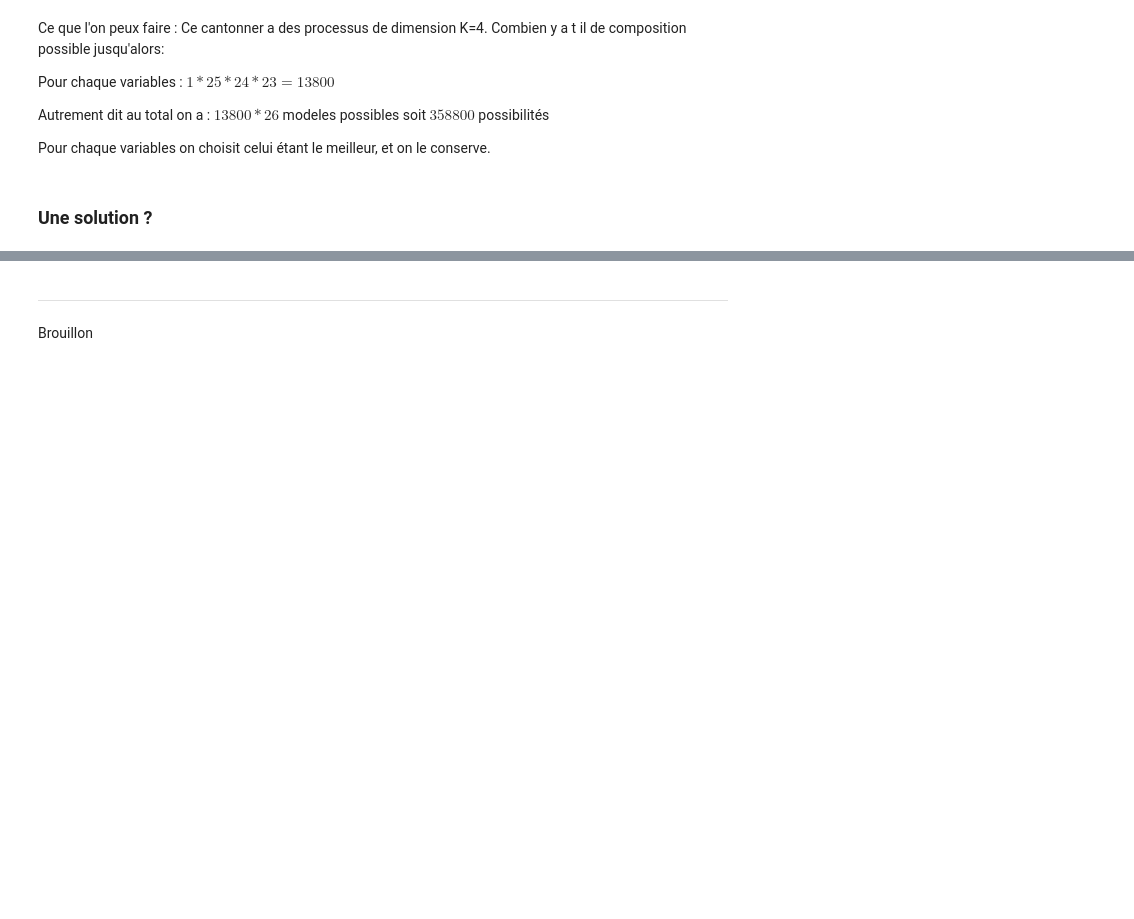
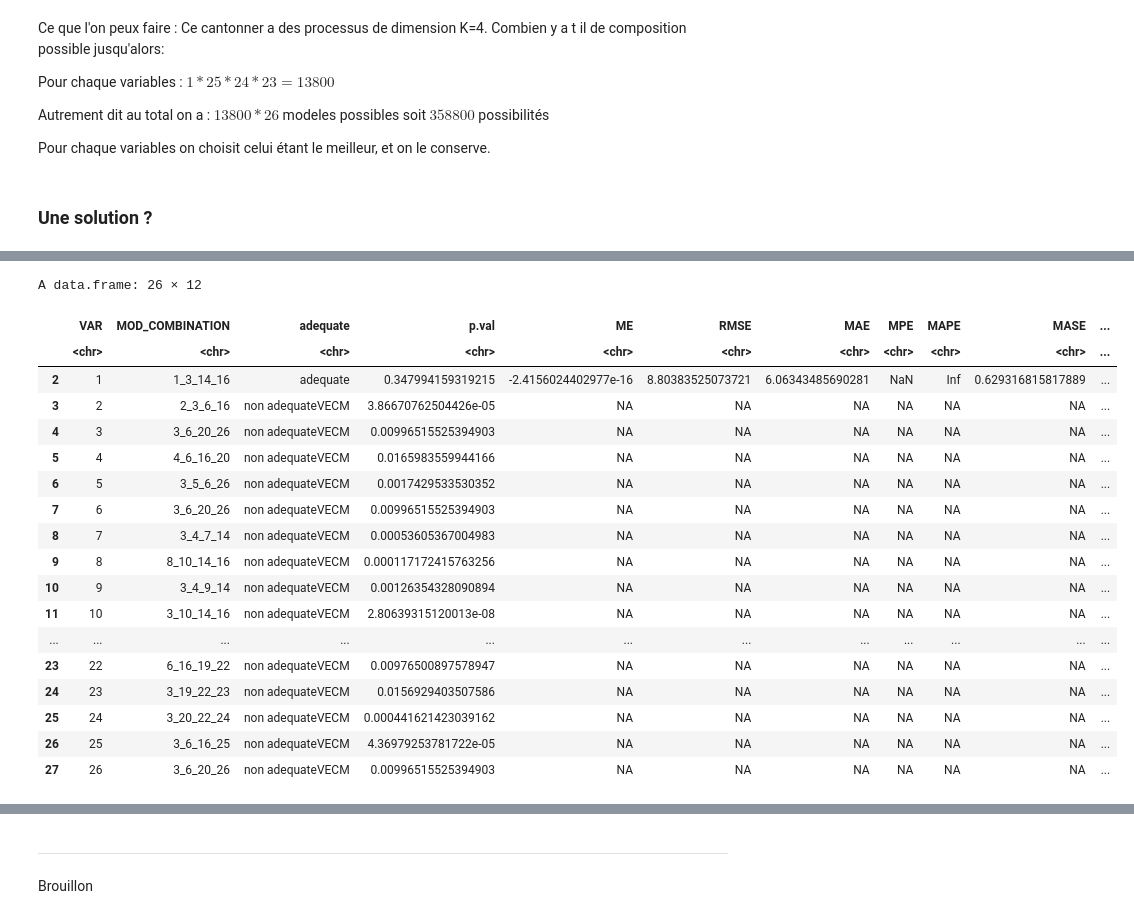
Before and after one commit to Jay-boo/TimeSeries_ACOSS, a Jupyter notebook: multivariate_VAR.ipynb, the cells around one changed output, grey strips where cells are left out. Drawn from its saved outputs; the diff is of its cells as text; code cells hidden in the pictures; blank space fills up the shorter version.

Commit message:
forecast VAR/VECM models

```diff
--- a/multivariate_VAR.ipynb
+++ b/multivariate_VAR.ipynb
@@ -920,0 +700,37 @@ saveRDS(mod.tmp,file="VAR_VECM_models/mod.try.Rda")
+# %%
+mod.eval.df <- data.frame(
+"VAR"=c(NA),
+"MOD_COMBINATION"=c(NA),
+"adequate"=c(NA),
+"p.val"=c(NA),
+"ME"=c(NA),
+"RMSE"=c(NA),
+"MAE"=c(NA),
+"MPE"=c(NA),
+"MAPE"=c(NA),
+"MASE"=c(NA),
+"AIC"=c(NA),
+"loglik"=c(NA)
+)
+
+
+for(i in 1:(mod.list%>%length)){
+    mod.eval.df <- rbind(mod.eval.df,c(
+        mod.list[[i]]$VAR,
+        mod.list[[i]]$MOD_COMBINATION,
+        mod.list[[i]]$adequate,
+        mod.list[[i]]$p.val,
+        mod.list[[i]]$ME,
+        mod.list[[i]]$RMSE,
+        mod.list[[i]]$MAE,
+        mod.list[[i]]$MPE,
+        mod.list[[i]]$MAPE,
+        mod.list[[i]]$MASE,
+        mod.list[[i]]$AIC,
+        mod.list[[i]]$loglik
+    ))
+}
+#-----------------------------
+#Save evals reuslts
+
+saveRDS(mod.eval.df[-1,],"VAR_VECM_models/df_eval_mod_VAR.Rda")
@@ -920,0 +789,22 @@ saveRDS(mod.tmp,file="VAR_VECM_models/mod.try.Rda")
+# %%
+mod.eval.df
+# %% [output]
+A data.frame: 26 × 12
+|  | VAR | MOD_COMBINATION | adequate | p.val | ME | RMSE | MAE | MPE | MAPE | MASE | ... |
+|  | <chr> | <chr> | <chr> | <chr> | <chr> | <chr> | <chr> | <chr> | <chr> | <chr> | ... |
+| 2 | 1 | 1_3_14_16 | adequate | 0.347994159319215 | -2.4156024402977e-16 | 8.80383525073721 | 6.06343485690281 | NaN | Inf | 0.629316815817889 | ... |
+| 3 | 2 | 2_3_6_16 | non adequateVECM | 3.86670762504426e-05 | NA | NA | NA | NA | NA | NA | ... |
+| 4 | 3 | 3_6_20_26 | non adequateVECM | 0.00996515525394903 | NA | NA | NA | NA | NA | NA | ... |
+| 5 | 4 | 4_6_16_20 | non adequateVECM | 0.0165983559944166 | NA | NA | NA | NA | NA | NA | ... |
+| 6 | 5 | 3_5_6_26 | non adequateVECM | 0.0017429533530352 | NA | NA | NA | NA | NA | NA | ... |
+| 7 | 6 | 3_6_20_26 | non adequateVECM | 0.00996515525394903 | NA | NA | NA | NA | NA | NA | ... |
+| 8 | 7 | 3_4_7_14 | non adequateVECM | 0.00053605367004983 | NA | NA | NA | NA | NA | NA | ... |
+| 9 | 8 | 8_10_14_16 | non adequateVECM | 0.000117172415763256 | NA | NA | NA | NA | NA | NA | ... |
+| 10 | 9 | 3_4_9_14 | non adequateVECM | 0.00126354328090894 | NA | NA | NA | NA | NA | NA | ... |
+| 11 | 10 | 3_10_14_16 | non adequateVECM | 2.80639315120013e-08 | NA | NA | NA | NA | NA | NA | ... |
+| ... | ... | ... | ... | ... | ... | ... | ... | ... | ... | ... | ... |
+| 23 | 22 | 6_16_19_22 | non adequateVECM | 0.00976500897578947 | NA | NA | NA | NA | NA | NA | ... |
+| 24 | 23 | 3_19_22_23 | non adequateVECM | 0.0156929403507586 | NA | NA | NA | NA | NA | NA | ... |
+| 25 | 24 | 3_20_22_24 | non adequateVECM | 0.000441621423039162 | NA | NA | NA | NA | NA | NA | ... |
+| 26 | 25 | 3_6_16_25 | non adequateVECM | 4.36979253781722e-05 | NA | NA | NA | NA | NA | NA | ... |
+| 27 | 26 | 3_6_20_26 | non adequateVECM | 0.00996515525394903 | NA | NA | NA | NA | NA | NA | ... |
```
Also changed, not shown: parts of 12 cells of this notebook, 54 other files.
